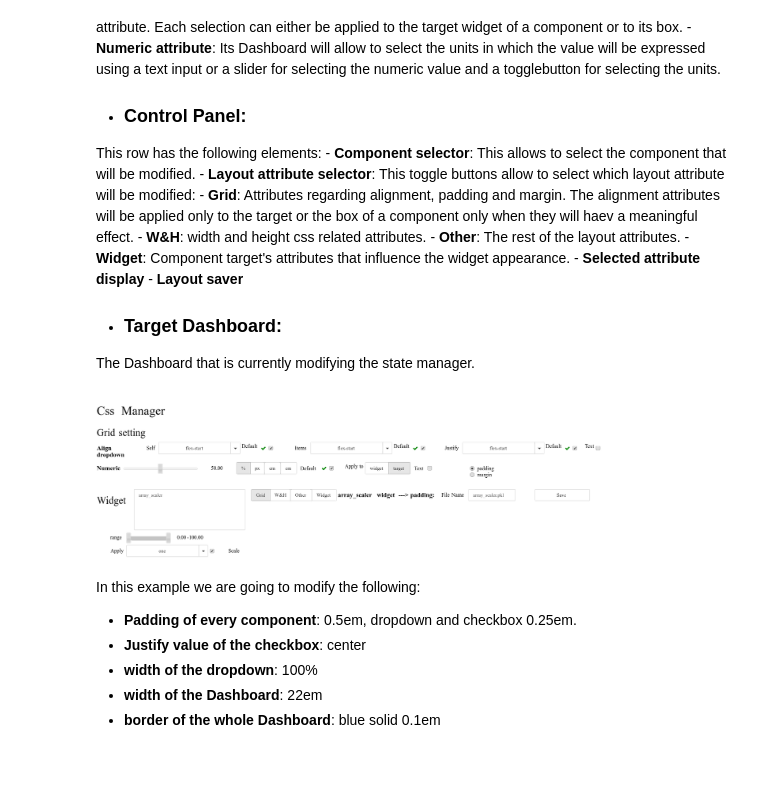
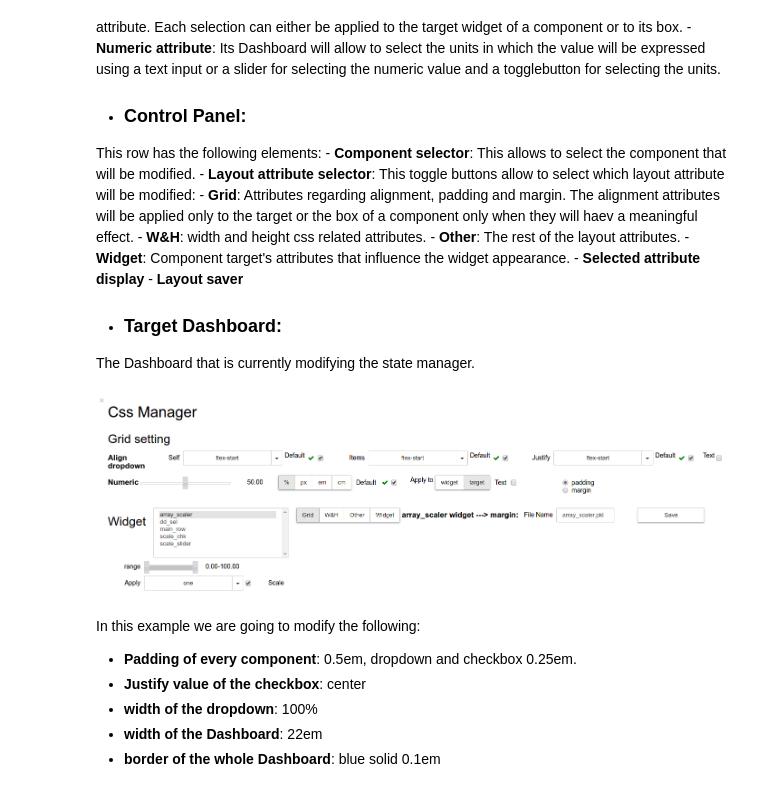
Before and after one commit to HCsoft-RD/shaolin, a Jupyter notebook: examples/Dashboards.ipynb, the cells around one changed output. Cells and saved outputs as stored; diff of their text form; code cells hidden in the pictures; blank space fills up the shorter version.

```diff
--- a/examples/Dashboards.ipynb
+++ b/examples/Dashboards.ipynb
@@ -231,10 +235,11 @@ This row has the following elements:
     - **Layout saver**
 - ### **Target Dashboard**:
 The Dashboard that is currently modifying the state manager.
-# %%
-dboard.state_manager
-# %% [output]
-[figure, removed]
+# %%
+#dboard.state_manager
+Image(filename='dashboards_data/img_4.png')
+# %% [output]
+[figure, added]
 # %% [markdown]
 In this example we are going to modify the following:
 
```
Also changed, not shown: parts of 6 cells of this notebook, 27 other files.
